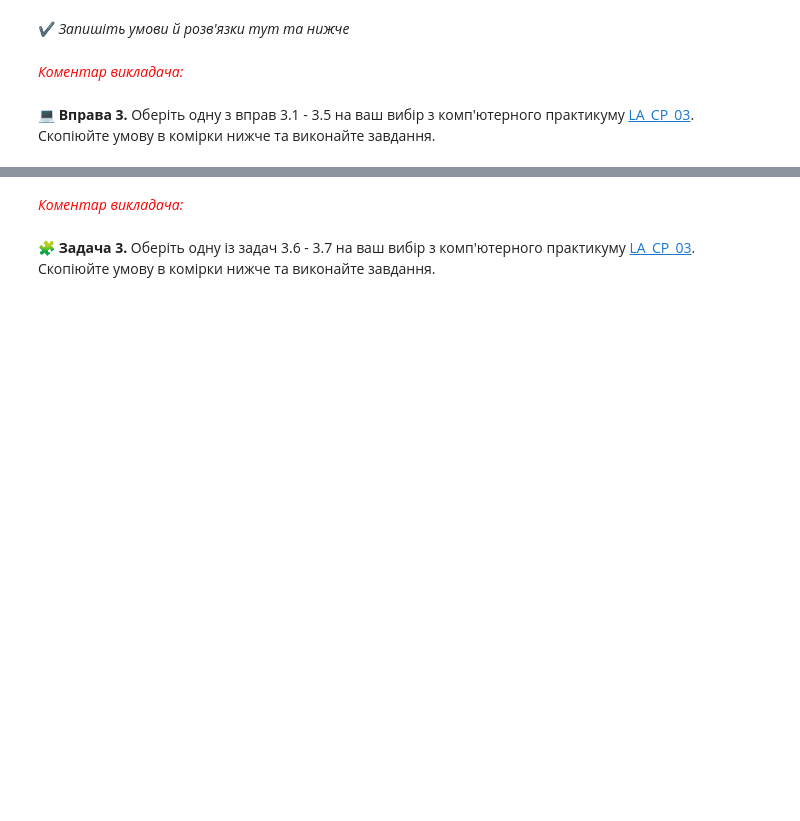
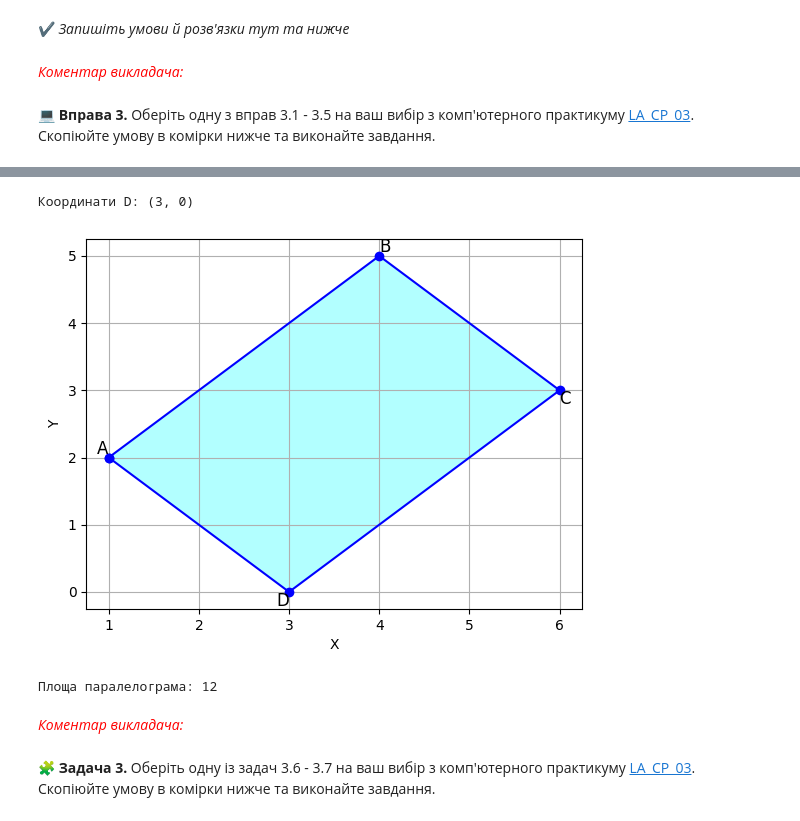
Before and after one commit to Rayzenbtw/linear_algebra, a Jupyter notebook: LA_COLAB_01_Shyhimahin_Volodymyr.ipynb, the cells around one changed output, grey strips where cells are left out. Saved outputs shown, nothing was run; the diff lists cells and outputs as text; code cells hidden in the pictures; blank space fills up the shorter version.

```diff
--- a/LA_COLAB_01_Shyhimahin_Volodymyr.ipynb
+++ b/LA_COLAB_01_Shyhimahin_Volodymyr.ipynb
@@ -348,3 +366,52 @@ print(pd.DataFrame(np.array(result).astype(float)))
+# %%
+import matplotlib.pyplot as plt
+
+def find_D(A, B, C):
+    x_A, y_A = A
+    x_B, y_B = B
+    x_C, y_C = C
+    x_D = x_A + (x_C - x_B)
+    y_D = y_A + (y_C - y_B)
+    return (x_D, y_D)
+
+def plot_parallelogram(A, B, C, D):
+    X = [A[0], B[0], C[0], D[0], A[0]]
+    Y = [A[1], B[1], C[1], D[1], A[1]]
+
+    plt.plot(X, Y, 'bo-')
+    plt.fill(X, Y, 'cyan', alpha=0.3)
+    plt.text(A[0], A[1], 'A', fontsize=12, verticalalignment='bottom', horizontalalignment='right')
+    plt.text(B[0], B[1], 'B', fontsize=12, verticalalignment='bottom', horizontalalignment='left')
+    plt.text(C[0], C[1], 'C', fontsize=12, verticalalignment='top', horizontalalignment='left')
+    plt.text(D[0], D[1], 'D', fontsize=12, verticalalignment='top', horizontalalignment='right')
+
+    plt.xlabel('X')
+    plt.ylabel('Y')
+    plt.grid()
+    plt.show()
+
+def parallelogram_area(A, B, D):
+    x_A, y_A = A
+    x_B, y_B = B
+    x_D, y_D = D
+    return abs((x_B - x_A) * (y_D - y_A) - (x_D - x_A) * (y_B - y_A))
+
+# Приклад використання
+A = (1, 2)
+B = (4, 5)
+C = (6, 3)
+
+D = find_D(A, B, C)
+print(f"Координати D: {D}")
+
+plot_parallelogram(A, B, C, D)
+
+S = parallelogram_area(A, B, D)
+print(f"Площа паралелограма: {S}")
+# %% [output]
+Координати D: (3, 0)
+[figure, added]
+Площа паралелограма: 12
 # %% [markdown]
 <font color="red"> *Коментар викладача:* <font>
 # %% [markdown]
```
Also changed, not shown: parts of 3 cells of this notebook.
